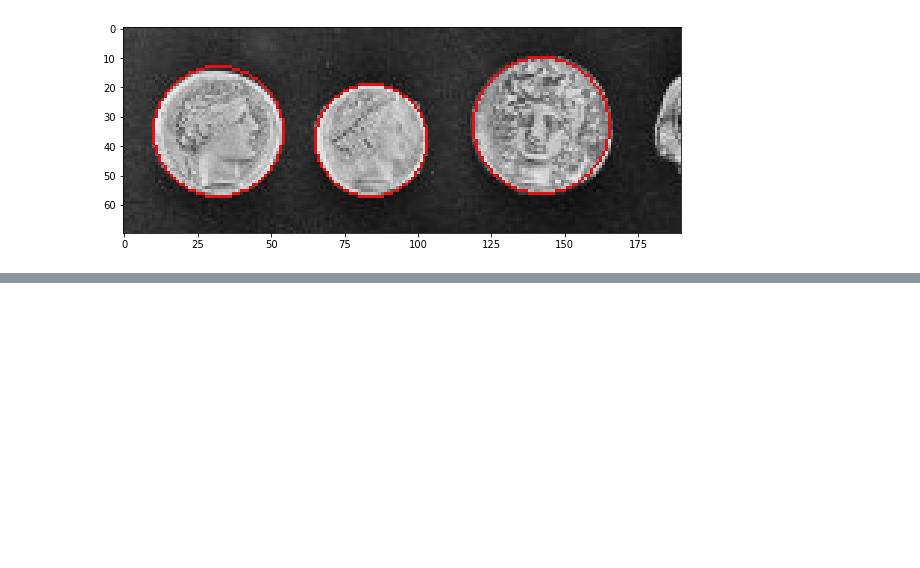
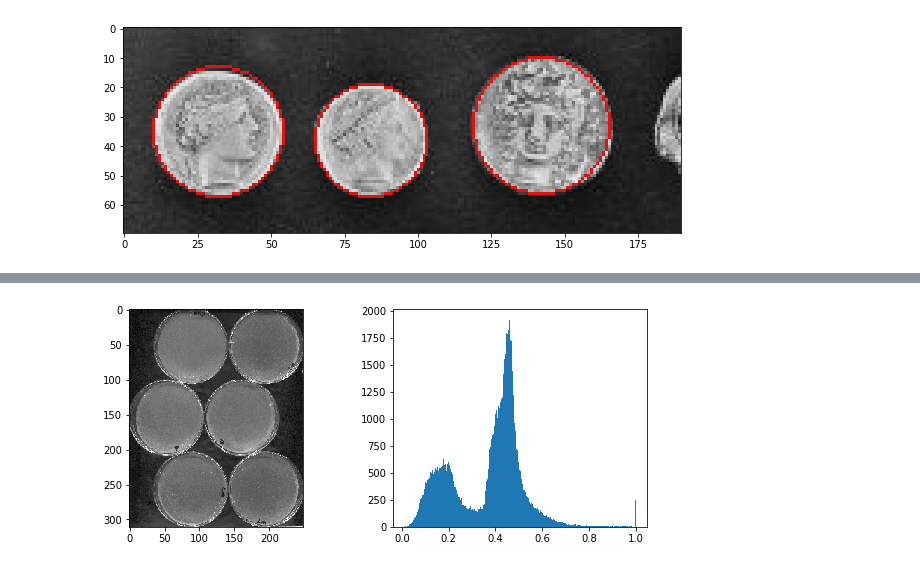
Before and after one commit to snail123815/IMG_scripts, a Jupyter notebook: skimage.ipynb, the cells around one changed output, grey strips where cells are left out. Saved outputs shown, nothing was run; the diff lists cells and outputs as text; code cells hidden in the pictures; blank space fills up the shorter version.

```diff
--- a/skimage.ipynb
+++ b/skimage.ipynb
@@ -42,0 +69,11 @@ plt.show()
+# %%
+from skimage.transform import rescale
+from skimage import exposure
+resized_image = rescale(cropped_image, 0.05, mode = 'reflect')
+resized_image = exposure.rescale_intensity(resized_image, in_range=(0,0.6))
+fig, ax = plt.subplots(1,2, figsize=(10,4))
+ax[0].imshow(resized_image, cmap = 'gray', interpolation = 'nearest')
+ax[1].hist(resized_image.ravel(), bins = 255, histtype = 'stepfilled')
+plt.show()
+# %% [output]
+[figure, added]
```
Also changed, not shown: parts of 7 cells of this notebook, 1 other file.
